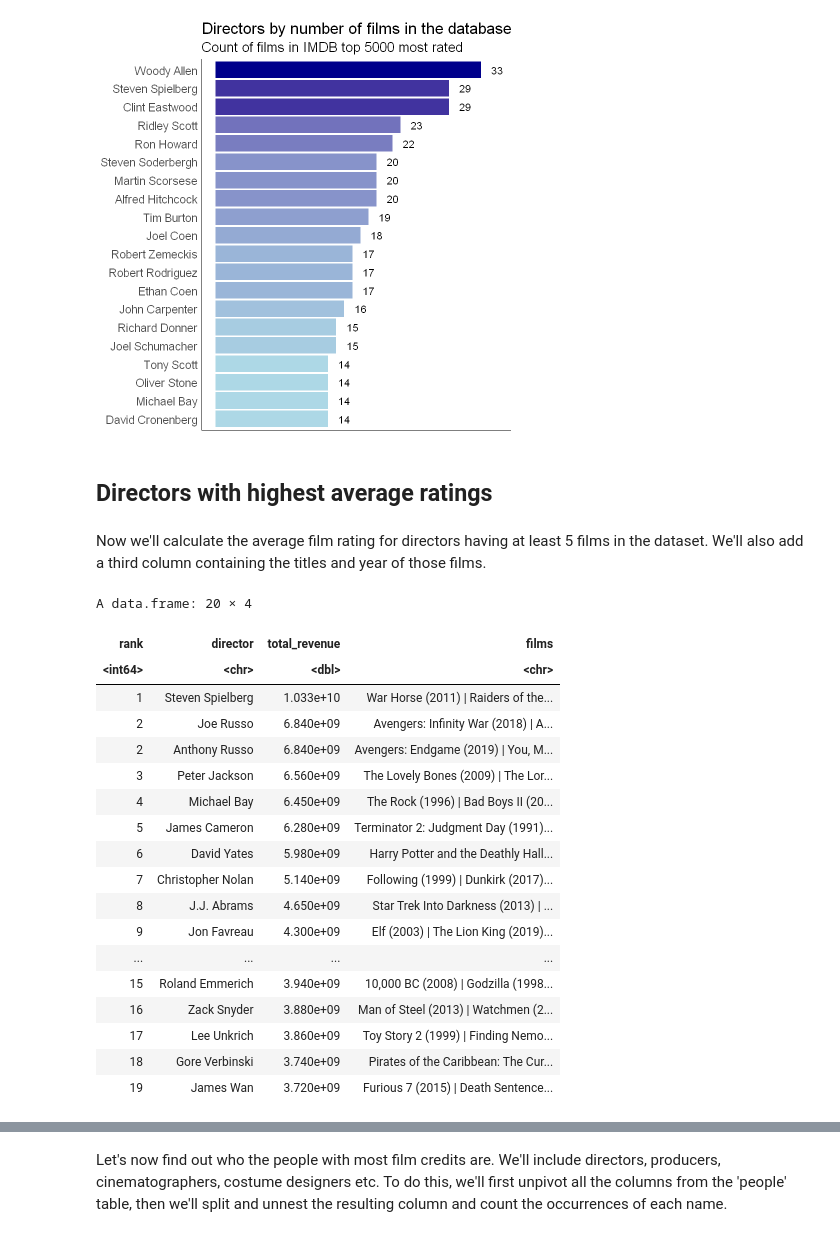
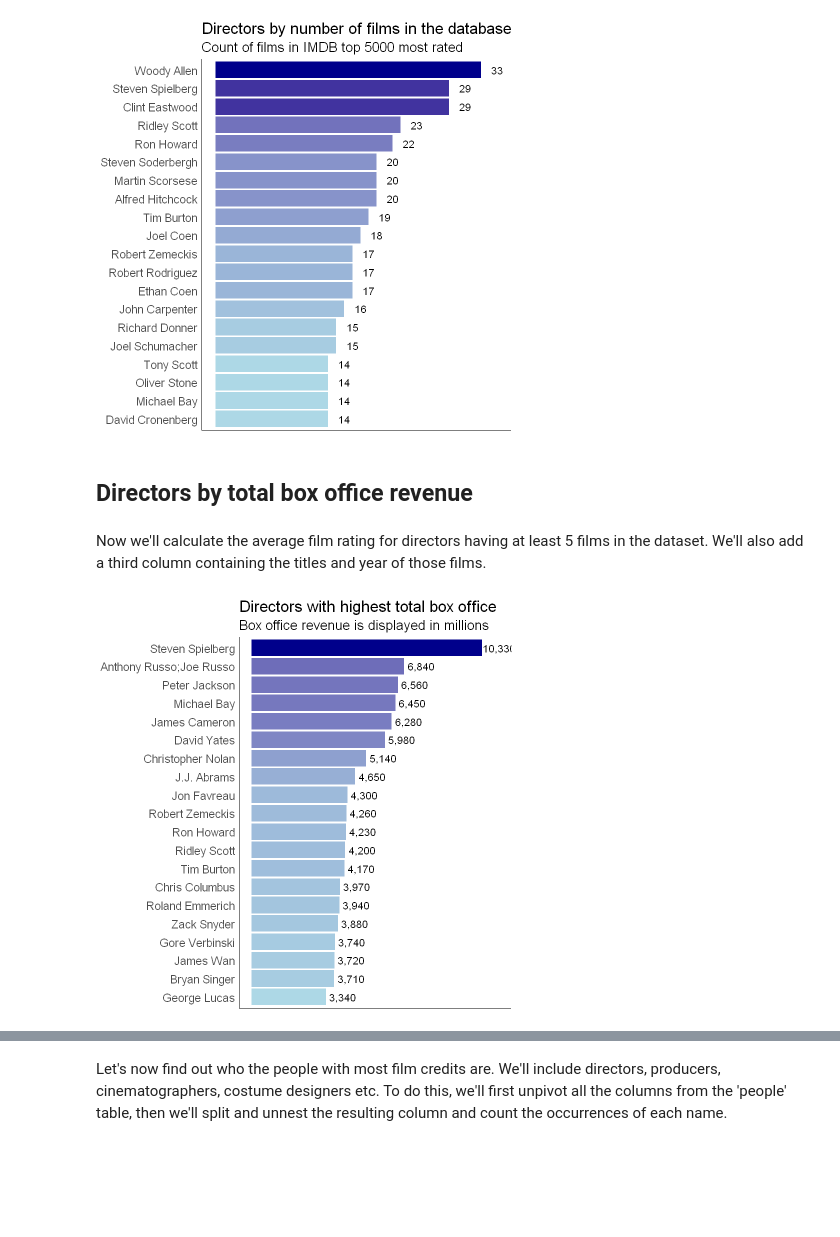
Before and after one commit to JacopoMalatesta/imdb_most_popular_films, a Jupyter notebook: scripts/04 - Querying and visualizing the results with SQL and R.ipynb, the cells around one changed output, grey strips where cells are left out. Saved outputs shown, nothing was run; the diff lists cells and outputs as text; code cells hidden in the pictures; blank space fills up the shorter version.

```diff
--- a/scripts/04 - Querying and visualizing the results with SQL and R.ipynb
+++ b/scripts/04 - Querying and visualizing the results with SQL and R.ipynb
@@ -268,40 +270,41 @@ dbGetQuery(conn = con, statement = query) %>%
 # %% [output]
 [figure]
 # %% [markdown]
-## Directors with highest average ratings
+## Directors by total box office revenue
 # %% [markdown]
 Now we'll calculate the average film rating for directors having at least 5 films in the dataset. We'll also add a third column containing the titles and year of those films.
 # %%
 query <- "SELECT DENSE_RANK() OVER(ORDER BY SUM(revenue) DESC) rank,
-                 UNNEST(STRING_TO_ARRAY(director, ';')) director,
+                 director,
                  TRUNC(SUM(revenue) :: NUMERIC, -7) total_revenue,
                  STRING_AGG(title || ' (' || EXTRACT(YEAR FROM release_date :: DATE) || ')', ' | ') films
           FROM people
           JOIN stats USING (id)
           JOIN films USING (id)
           GROUP BY 2
           ORDER BY 3 DESC
           LIMIT 20"
 
-output_two <- dbGetQuery(conn = con, statement = query)
-output_two
+dbGetQuery(conn = con, statement = query) %>%
+mutate(label = str_replace(string = scales::comma(total_revenue), pattern = ",000,000", replacement = ""))  %>%
+ggplot(aes(x = fct_reorder(director, total_revenue),
+           y = total_revenue,
+           fill = total_revenue)) +
+geom_col() +
+geom_text(aes(label = label), nudge_y = 750000000, size = 4.5) +
+coord_flip() +
+scale_y_continuous(labels = scales::comma) +
+theme_classic() +
+labs(title = "Directors with highest total box office",
+     subtitle = "Box office revenue is displayed in millions") +
+theme(legend.position = 'none',
+      title = element_text(size = 16),
+      axis.text.y = element_text(size = 14),
+      axis.text.x = element_blank(),
+      axis.title.x = element_blank(),
+      axis.title.y = element_blank(),
+      axis.ticks.x = element_blank(),
+      axis.ticks.y = element_blank()) +
+scale_fill_gradient(low = "light blue", high = "dark blue")
 # %% [output]
-A data.frame: 20 × 4
-| rank | director | total_revenue | films |
-| <int64> | <chr> | <dbl> | <chr> |
-| 1 | Steven Spielberg | 1.033e+10 | War Horse (2011) | Raiders of the... |
-| 2 | Joe Russo | 6.840e+09 | Avengers: Infinity War (2018) | A... |
-| 2 | Anthony Russo | 6.840e+09 | Avengers: Endgame (2019) | You, M... |
-| 3 | Peter Jackson | 6.560e+09 | The Lovely Bones (2009) | The Lor... |
-| 4 | Michael Bay | 6.450e+09 | The Rock (1996) | Bad Boys II (20... |
-| 5 | James Cameron | 6.280e+09 | Terminator 2: Judgment Day (1991)... |
-| 6 | David Yates | 5.980e+09 | Harry Potter and the Deathly Hall... |
-| 7 | Christopher Nolan | 5.140e+09 | Following (1999) | Dunkirk (2017)... |
-| 8 | J.J. Abrams | 4.650e+09 | Star Trek Into Darkness (2013) | ... |
-| 9 | Jon Favreau | 4.300e+09 | Elf (2003) | The Lion King (2019)... |
-| ... | ... | ... | ... |
-| 15 | Roland Emmerich | 3.940e+09 | 10,000 BC (2008) | Godzilla (1998... |
-| 16 | Zack Snyder | 3.880e+09 | Man of Steel (2013) | Watchmen (2... |
-| 17 | Lee Unkrich | 3.860e+09 | Toy Story 2 (1999) | Finding Nemo... |
-| 18 | Gore Verbinski | 3.740e+09 | Pirates of the Caribbean: The Cur... |
-| 19 | James Wan | 3.720e+09 | Furious 7 (2015) | Death Sentence... |
+[figure, added]
```
Also changed, not shown: parts of 15 cells of this notebook.
